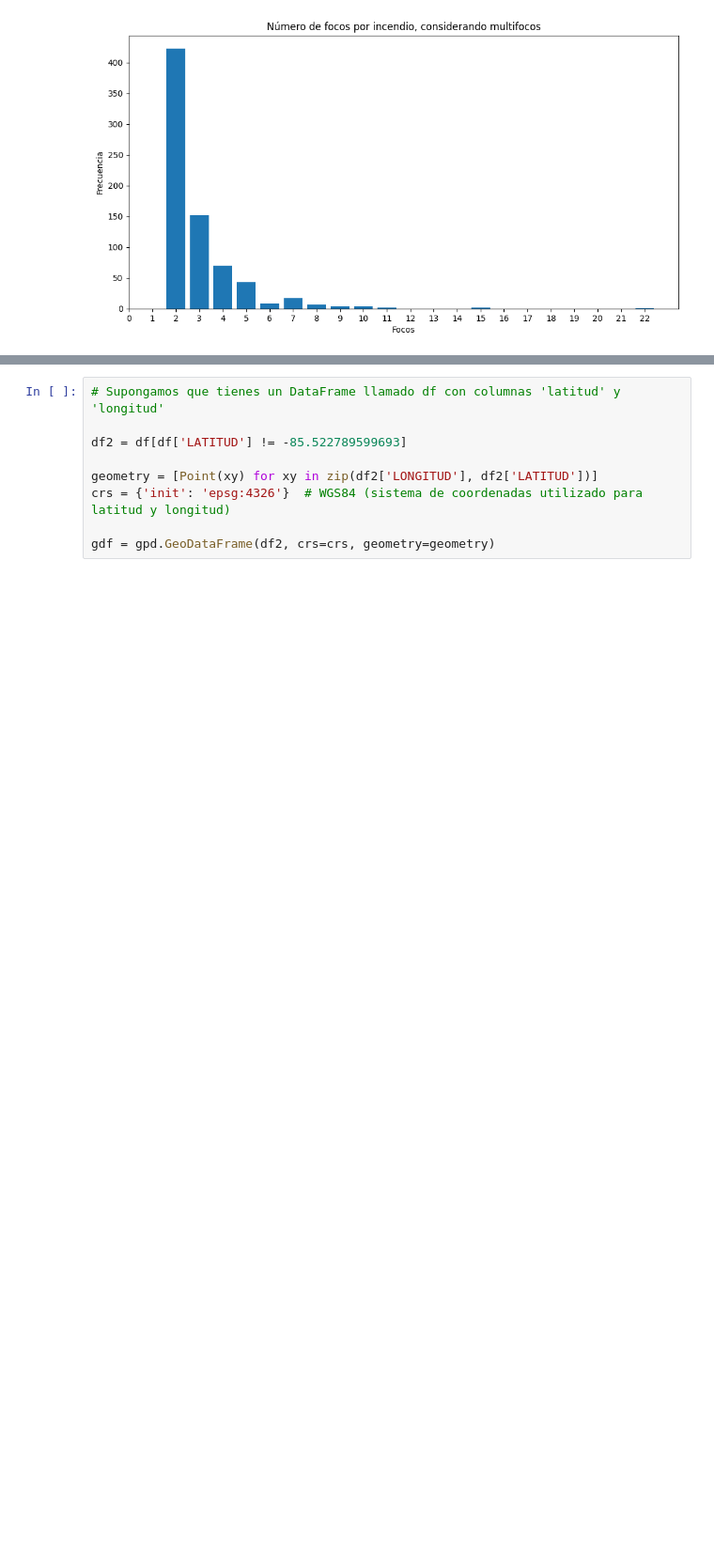
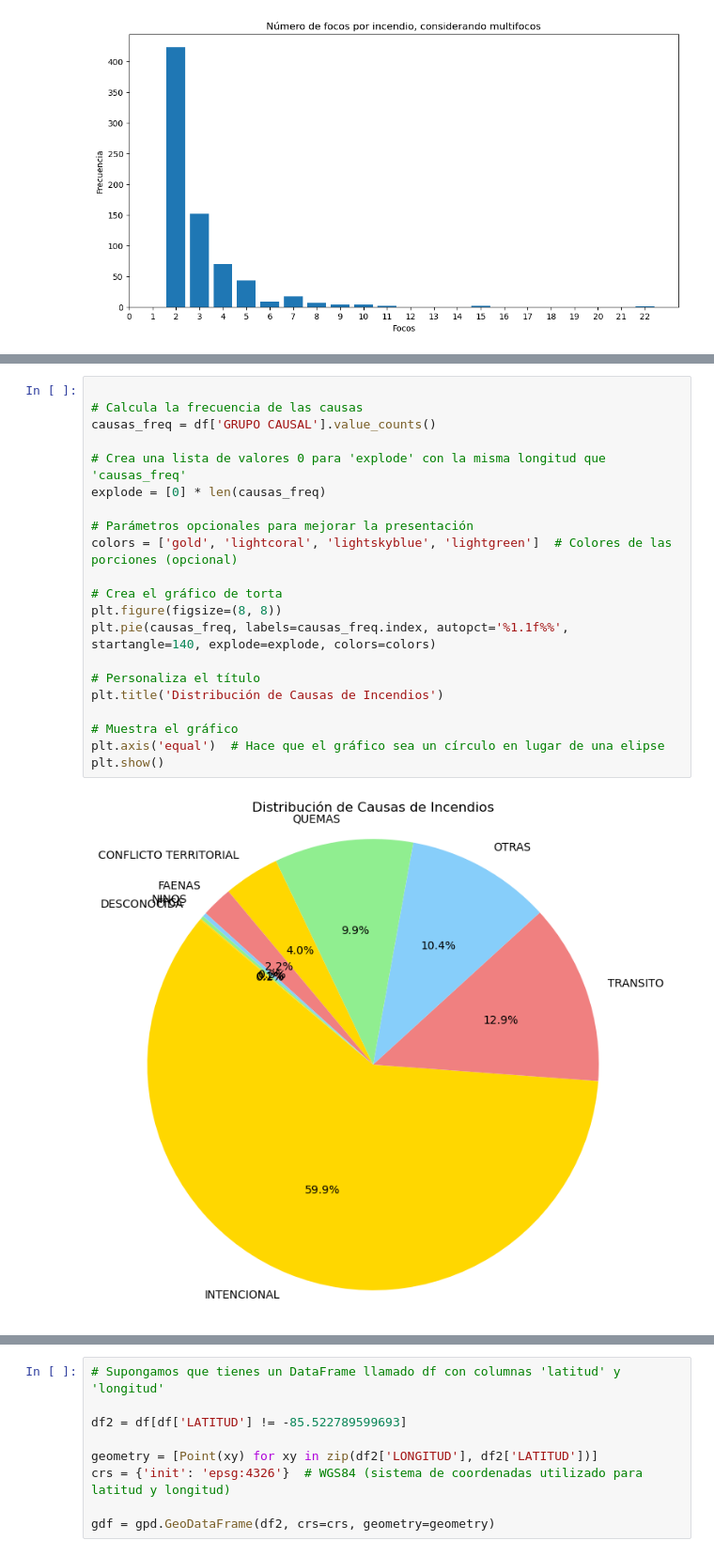
Before and after one commit to Juanaranda/Proyecto_Arauco, a Jupyter notebook: EDA.ipynb, the cells around one changed output, grey strips where cells are left out. Shown at 94% size. Drawn from its saved outputs; the diff is of its cells as text; blank space fills up the shorter version.

```diff
--- a/EDA.ipynb
+++ b/EDA.ipynb
@@ -173,0 +168,23 @@ plt.show()
+# %%
+
+# Calcula la frecuencia de las causas
+causas_freq = df['GRUPO CAUSAL'].value_counts()
+
+# Crea una lista de valores 0 para 'explode' con la misma longitud que 'causas_freq'
+explode = [0] * len(causas_freq)
+
+# Parámetros opcionales para mejorar la presentación
+colors = ['gold', 'lightcoral', 'lightskyblue', 'lightgreen']  # Colores de las porciones (opcional)
+
+# Crea el gráfico de torta
+plt.figure(figsize=(8, 8))
+plt.pie(causas_freq, labels=causas_freq.index, autopct='%1.1f%%', startangle=140, explode=explode, colors=colors)
+
+# Personaliza el título
+plt.title('Distribución de Causas de Incendios')
+
+# Muestra el gráfico
+plt.axis('equal')  # Hace que el gráfico sea un círculo en lugar de una elipse
+plt.show()
+# %% [output]
+[figure, added]
```
Also changed, not shown: parts of 13 cells of this notebook.
